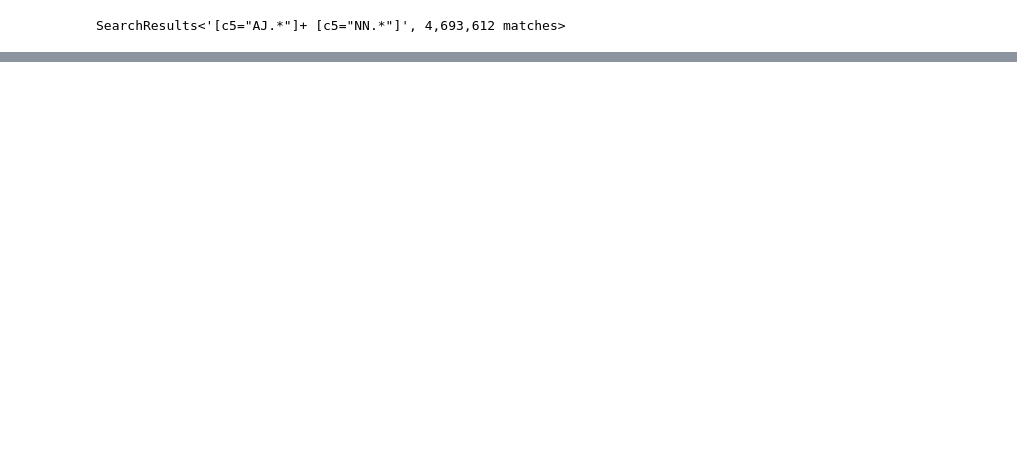
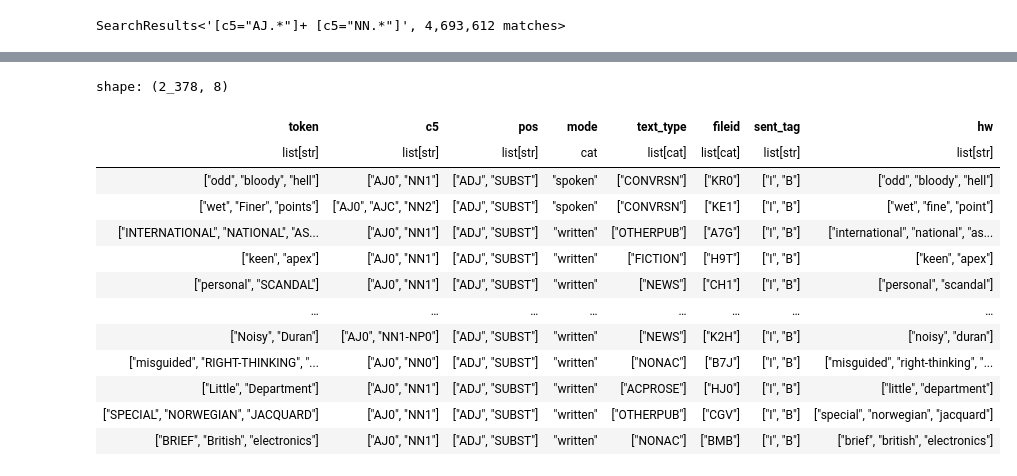
Before and after one commit to rmalouf/polars_corpus, a Jupyter notebook: examples/search.ipynb, the cells around one changed output, grey strips where cells are left out. Drawn from its saved outputs; the diff is of its cells as text; code cells hidden in the pictures; blank space fills up the shorter version.

```diff
--- a/examples/search.ipynb
+++ b/examples/search.ipynb
@@ -11,3 +46,20 @@ SearchResults<'[c5="AJ.*"]+ [c5="NN.*"]', 4,693,612 matches>
+# %%
+r.matches().filter(pl.col('sent_tag')==["I","B"])
+# %% [output]
+shape: (2_378, 8)
+| token | c5 | pos | mode | text_type | fileid | sent_tag | hw |
+| list[str] | list[str] | list[str] | cat | list[cat] | list[cat] | list[str] | list[str] |
+| ["odd", "bloody", "hell"] | ["AJ0", "NN1"] | ["ADJ", "SUBST"] | "spoken" | ["CONVRSN"] | ["KR0"] | ["I", "B"] | ["odd", "bloody", "hell"] |
+| ["wet", "Finer", "points"] | ["AJ0", "AJC", "NN2"] | ["ADJ", "SUBST"] | "spoken" | ["CONVRSN"] | ["KE1"] | ["I", "B"] | ["wet", "fine", "point"] |
+| ["INTERNATIONAL", "NATIONAL", "AS... | ["AJ0", "NN1"] | ["ADJ", "SUBST"] | "written" | ["OTHERPUB"] | ["A7G"] | ["I", "B"] | ["international", "national", "as... |
+| ["keen", "apex"] | ["AJ0", "NN1"] | ["ADJ", "SUBST"] | "written" | ["FICTION"] | ["H9T"] | ["I", "B"] | ["keen", "apex"] |
+| ["personal", "SCANDAL"] | ["AJ0", "NN1"] | ["ADJ", "SUBST"] | "written" | ["NEWS"] | ["CH1"] | ["I", "B"] | ["personal", "scandal"] |
+| … | … | … | … | … | … | … | … |
+| ["Noisy", "Duran"] | ["AJ0", "NN1-NP0"] | ["ADJ", "SUBST"] | "written" | ["NEWS"] | ["K2H"] | ["I", "B"] | ["noisy", "duran"] |
+| ["misguided", "RIGHT-THINKING", "... | ["AJ0", "NN0"] | ["ADJ", "SUBST"] | "written" | ["NONAC"] | ["B7J"] | ["I", "B"] | ["misguided", "right-thinking", "... |
+| ["Little", "Department"] | ["AJ0", "NN1"] | ["ADJ", "SUBST"] | "written" | ["ACPROSE"] | ["HJ0"] | ["I", "B"] | ["little", "department"] |
+| ["SPECIAL", "NORWEGIAN", "JACQUARD"] | ["AJ0", "NN1"] | ["ADJ", "SUBST"] | "written" | ["OTHERPUB"] | ["CGV"] | ["I", "B"] | ["special", "norwegian", "jacquard"] |
+| ["BRIEF", "British", "electronics"] | ["AJ0", "NN1"] | ["ADJ", "SUBST"] | "written" | ["NONAC"] | ["BMB"] | ["I", "B"] | ["brief", "british", "electronics"] |
 # %%
 r.matches().group_by('token').len().sort(by='len', descending=True)
 # %% [output]
```
Also changed, not shown: parts of 9 cells of this notebook, 7 other files.
